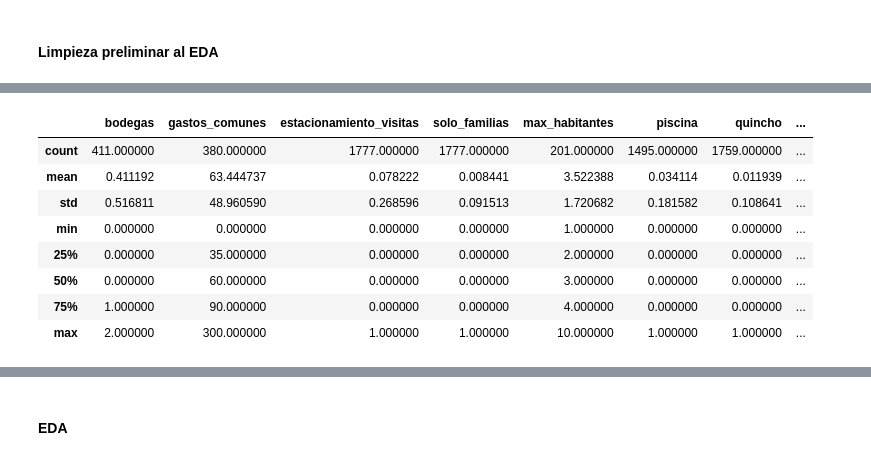
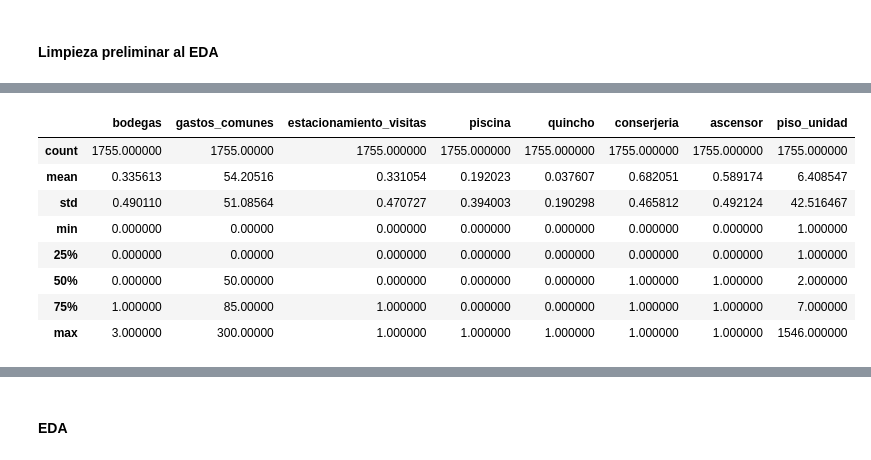
Before and after one commit to felipehfa/gran-concepcion-arriendos-departamentos, a Jupyter notebook: 02_analisis_exploratorio/01_EDA.ipynb, the cells around one changed output, grey strips where cells are left out. Saved outputs shown, nothing was run; the diff lists cells and outputs as text; code cells hidden in the pictures.

```diff
--- a/02_analisis_exploratorio/01_EDA.ipynb
+++ b/02_analisis_exploratorio/01_EDA.ipynb
@@ -16,6 +17,8 @@ con = sqlite3.connect("../01_obtener_datos/avisos_gran_concepcion.db")
 
 df_avisos = pd.read_sql_query("SELECT * FROM avisos", con)
 df_detalle = pd.read_sql_query("SELECT * FROM avisos_detalle", con)
+df_llave_vulnerabilidad = pd.read_sql_query("SELECT * FROM avisos_igvust", con)
+df_vulnerabilidad = pd.read_sql_query("SELECT * FROM vulnerabilidad_uv", con)
 
 con.close()
 # %% [markdown]
@@ -80,0 +93,10 @@ df = pd.merge(df_avisos, df_detalle, on="id_aviso", how="left")
+# %%
+filas_antes = len(df)
+
+var_num = ["dormitorios", "banos", "estacionamientos"]
+df[var_num] = df[var_num].apply(pd.to_numeric, errors="coerce")
+
+df = df[(df["dormitorios"] <= 6) & (df["banos"] <= 5) & (df["estacionamientos"] <= 15)].reset_index(drop=True)
+
+filas_despues = len(df)
+print(f"Filas antes: {filas_antes} | Filas después: {filas_despues} | Eliminadas: {filas_antes - filas_despues}")
@@ -86,27 +170,33 @@ Sí    139
 Name: count, dtype: int64
 # %%
-var = ["bodegas", "gastos_comunes", "estacionamiento_visitas", "solo_familias", "max_habitantes",
-       "piscina", "quincho", "conserjeria", "ascensor", "piso_unidad", "deptos_por_piso", "barrio"]
+var = ["bodegas", "gastos_comunes", "estacionamiento_visitas",
+       "piscina", "quincho", "conserjeria", "ascensor", "piso_unidad", "barrio"]
 
 # Reemplazar Si por 1 y No por 0 para las variables var_bol
-var_bol = ["estacionamiento_visitas", "solo_familias", "piscina", "quincho", "conserjeria", "ascensor"]
+var_bol = ["estacionamiento_visitas", "piscina", "quincho", "conserjeria", "ascensor"]
 df[var_bol] = df[var_bol].fillna(0)
 df[var_bol] = df[var_bol].replace({"Sí": 1})
 
 # Tranformar variables a formato numerico
-var_num = ["bodegas", "gastos_comunes", "estacionamiento_visitas", "solo_familias", "max_habitantes",
-       "piscina", "quincho", "conserjeria", "ascensor", "piso_unidad", "deptos_por_piso"]
+var_num = ["bodegas", "gastos_comunes", "estacionamiento_visitas",
+       "piscina", "quincho", "conserjeria", "ascensor", "piso_unidad"]
 
 df[var_num] = df[var_num].apply(pd.to_numeric, errors="coerce")
 
+# Rellenar nan con 0 los nan de estas variables
+amenities = ['piscina', 'quincho', 'conserjeria', 'ascensor', 'bodegas', 'gastos_comunes']
+df[amenities] = df[amenities].fillna(0)
+
+df["piso_unidad"] = df["piso_unidad"].fillna(1)
+
 df[var].describe()
 # %% [output]
-|  | bodegas | gastos_comunes | estacionamiento_visitas | solo_familias | max_habitantes | piscina | quincho | ... |
-| count | 411.000000 | 380.000000 | 1777.000000 | 1777.000000 | 201.000000 | 1495.000000 | 1759.000000 | ... |
-| mean | 0.411192 | 63.444737 | 0.078222 | 0.008441 | 3.522388 | 0.034114 | 0.011939 | ... |
-| std | 0.516811 | 48.960590 | 0.268596 | 0.091513 | 1.720682 | 0.181582 | 0.108641 | ... |
-| min | 0.000000 | 0.000000 | 0.000000 | 0.000000 | 1.000000 | 0.000000 | 0.000000 | ... |
-| 25% | 0.000000 | 35.000000 | 0.000000 | 0.000000 | 2.000000 | 0.000000 | 0.000000 | ... |
-| 50% | 0.000000 | 60.000000 | 0.000000 | 0.000000 | 3.000000 | 0.000000 | 0.000000 | ... |
-| 75% | 1.000000 | 90.000000 | 0.000000 | 0.000000 | 4.000000 | 0.000000 | 0.000000 | ... |
-| max | 2.000000 | 300.000000 | 1.000000 | 1.000000 | 10.000000 | 1.000000 | 1.000000 | ... |
+|  | bodegas | gastos_comunes | estacionamiento_visitas | piscina | quincho | conserjeria | ascensor | piso_unidad |
+| count | 1755.000000 | 1755.00000 | 1755.000000 | 1755.000000 | 1755.000000 | 1755.000000 | 1755.000000 | 1755.000000 |
+| mean | 0.335613 | 54.20516 | 0.331054 | 0.192023 | 0.037607 | 0.682051 | 0.589174 | 6.408547 |
+| std | 0.490110 | 51.08564 | 0.470727 | 0.394003 | 0.190298 | 0.465812 | 0.492124 | 42.516467 |
+| min | 0.000000 | 0.00000 | 0.000000 | 0.000000 | 0.000000 | 0.000000 | 0.000000 | 1.000000 |
+| 25% | 0.000000 | 0.00000 | 0.000000 | 0.000000 | 0.000000 | 0.000000 | 0.000000 | 1.000000 |
+| 50% | 0.000000 | 50.00000 | 0.000000 | 0.000000 | 0.000000 | 1.000000 | 1.000000 | 2.000000 |
+| 75% | 1.000000 | 85.00000 | 1.000000 | 0.000000 | 0.000000 | 1.000000 | 1.000000 | 7.000000 |
+| max | 3.000000 | 300.00000 | 1.000000 | 1.000000 | 1.000000 | 1.000000 | 1.000000 | 1546.000000 |
```
Also changed, not shown: parts of 28 cells of this notebook, 11 other files.
